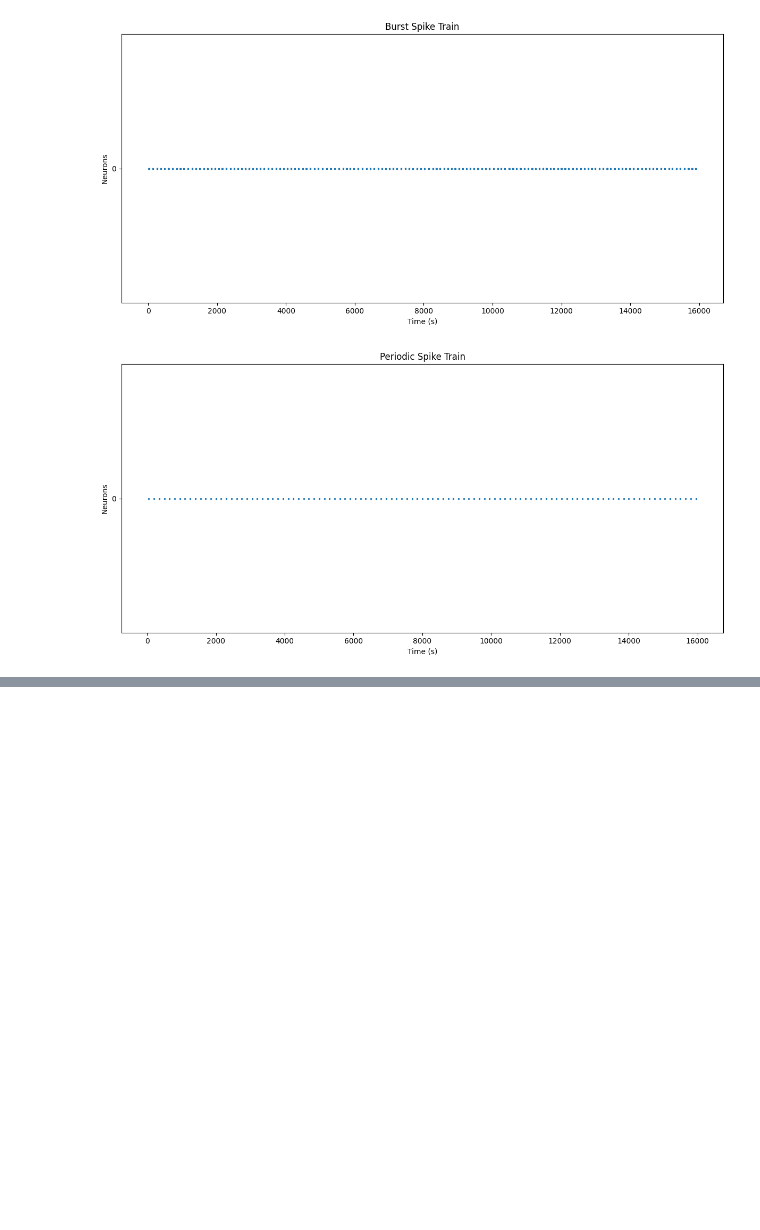
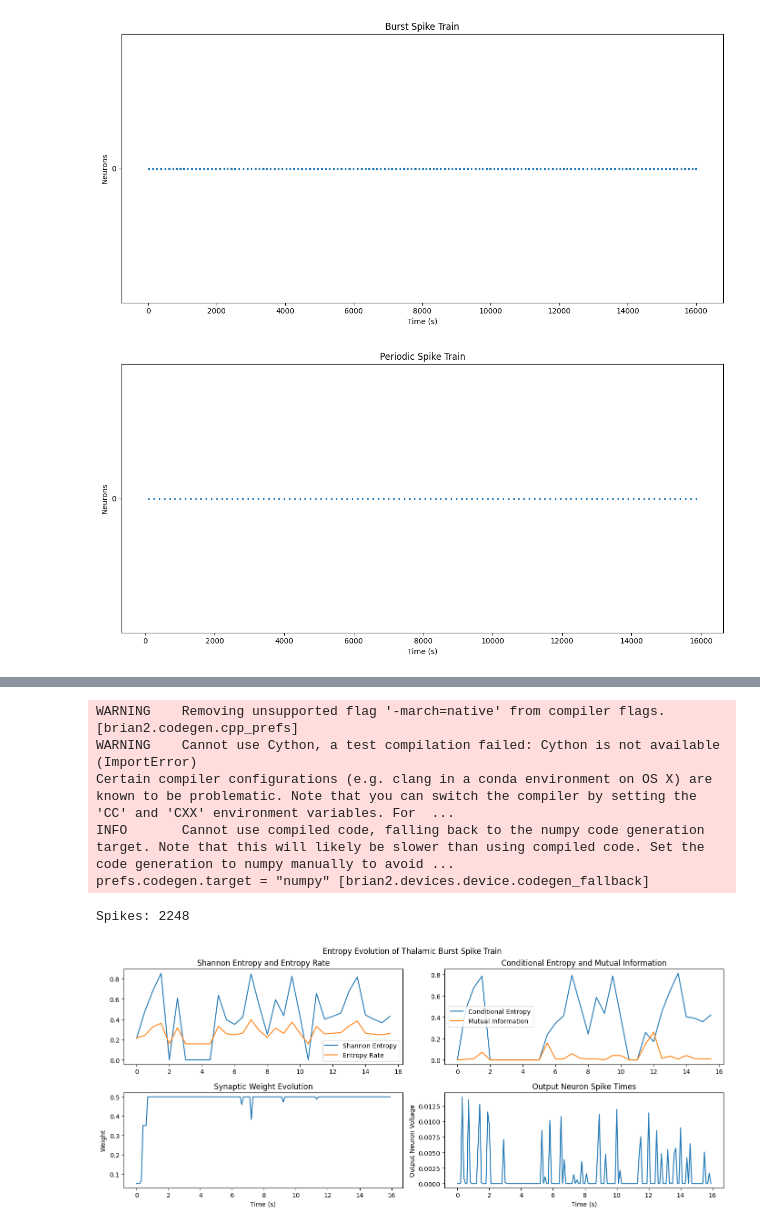
Before and after one commit to Artori-kun/SNN-Entropy, a Jupyter notebook: LIF-audio.ipynb, the cells around one changed output, grey strips where cells are left out. Cells and saved outputs as stored; diff of their text form; code cells hidden in the pictures; blank space fills up the shorter version.

```diff
--- a/LIF-audio.ipynb
+++ b/LIF-audio.ipynb
@@ -76,5 +85,24 @@ generator.plot_spike_train(
 # %%
 from snn.snn import SpikingNeuralNetwork
+# %%
+snn = SpikingNeuralNetwork()
+results = snn.train_single_stdp(
+    spike_train=thalamic_burst_spikes,
+    interval=500*ms,
+    duration=16000*ms,
+    v_threshold=0.015,
+    refractory=0*ms,
+    gmax=0.5,
+    title="Entropy Evolution of Thalamic Burst Spike Train"
+)
+# %% [output]
+WARNING    Removing unsupported flag '-march=native' from compiler flags. [brian2.codegen.cpp_prefs]
+WARNING    Cannot use Cython, a test compilation failed: Cython is not available (ImportError)
+Certain compiler configurations (e.g. clang in a conda environment on OS X) are known to be problematic. Note that you can switch the compiler by setting the 'CC' and 'CXX' environment variables. For  ...
+INFO       Cannot use compiled code, falling back to the numpy code generation target. Note that this will likely be slower than using compiled code. Set the code generation to numpy manually to avoid ...
+prefs.codegen.target = "numpy" [brian2.devices.device.codegen_fallback]
+Spikes: 2248
+[figure, added]
 # %%
 snn = SpikingNeuralNetwork()
 results = snn.train_single_stdp(
```
Also changed, not shown: parts of 6 cells of this notebook, 40 other files.
